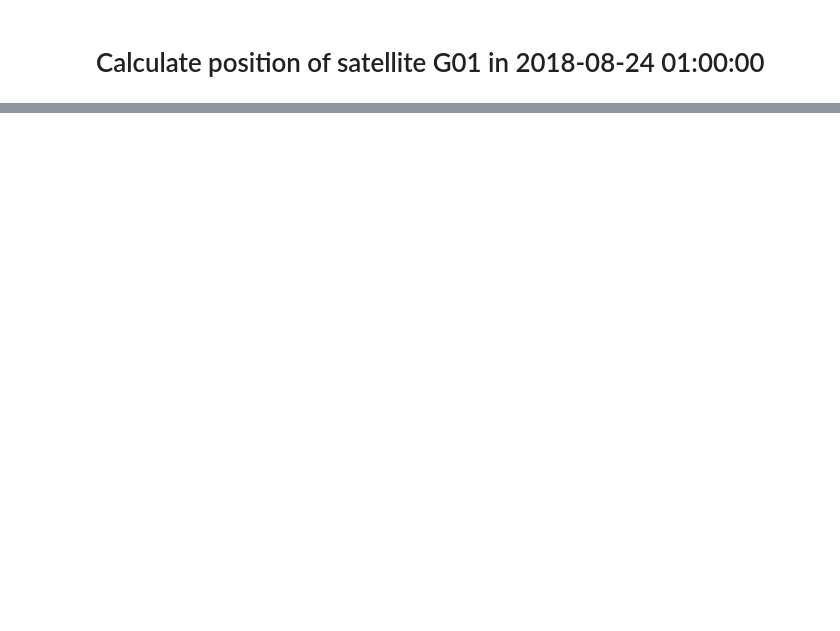
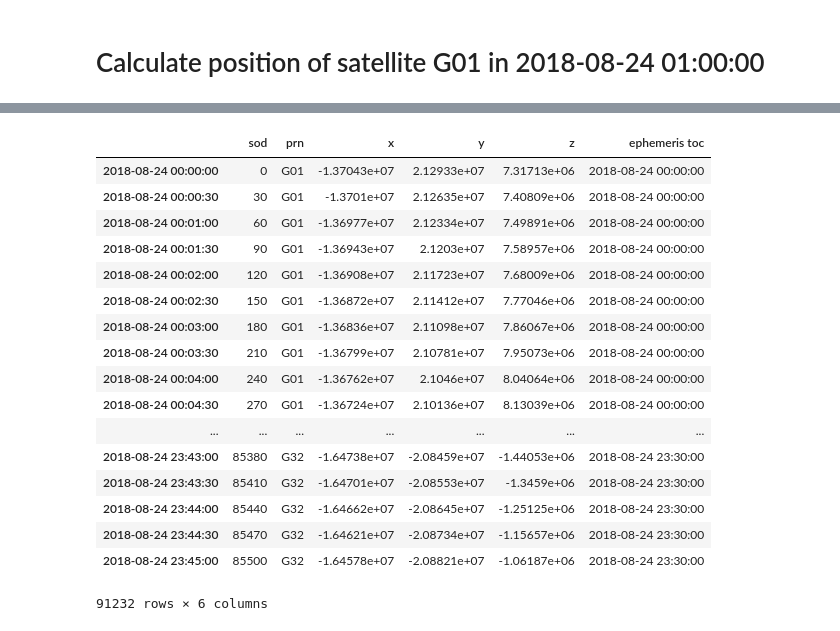
Before and after one commit to gaowutong/satellite, a Jupyter notebook: Calculate Satellite Position from Ephemeris.ipynb, the cells around one changed output, grey strips where cells are left out. Drawn from its saved outputs; the diff is of its cells as text; code cells hidden in the pictures; blank space fills up the shorter version.

```diff
--- a/Calculate Satellite Position from Ephemeris.ipynb
+++ b/Calculate Satellite Position from Ephemeris.ipynb
@@ -135,0 +171,21 @@ dtype: float64
+# %%
+sats_orbit
+# %% [output]
+|  | sod | prn | x | y | z | ephemeris toc |
+| 2018-08-24 00:00:00 | 0 | G01 | -1.37043e+07 | 2.12933e+07 | 7.31713e+06 | 2018-08-24 00:00:00 |
+| 2018-08-24 00:00:30 | 30 | G01 | -1.3701e+07 | 2.12635e+07 | 7.40809e+06 | 2018-08-24 00:00:00 |
+| 2018-08-24 00:01:00 | 60 | G01 | -1.36977e+07 | 2.12334e+07 | 7.49891e+06 | 2018-08-24 00:00:00 |
+| 2018-08-24 00:01:30 | 90 | G01 | -1.36943e+07 | 2.1203e+07 | 7.58957e+06 | 2018-08-24 00:00:00 |
+| 2018-08-24 00:02:00 | 120 | G01 | -1.36908e+07 | 2.11723e+07 | 7.68009e+06 | 2018-08-24 00:00:00 |
+| 2018-08-24 00:02:30 | 150 | G01 | -1.36872e+07 | 2.11412e+07 | 7.77046e+06 | 2018-08-24 00:00:00 |
+| 2018-08-24 00:03:00 | 180 | G01 | -1.36836e+07 | 2.11098e+07 | 7.86067e+06 | 2018-08-24 00:00:00 |
+| 2018-08-24 00:03:30 | 210 | G01 | -1.36799e+07 | 2.10781e+07 | 7.95073e+06 | 2018-08-24 00:00:00 |
+| 2018-08-24 00:04:00 | 240 | G01 | -1.36762e+07 | 2.1046e+07 | 8.04064e+06 | 2018-08-24 00:00:00 |
+| 2018-08-24 00:04:30 | 270 | G01 | -1.36724e+07 | 2.10136e+07 | 8.13039e+06 | 2018-08-24 00:00:00 |
+| ... | ... | ... | ... | ... | ... | ... |
+| 2018-08-24 23:43:00 | 85380 | G32 | -1.64738e+07 | -2.08459e+07 | -1.44053e+06 | 2018-08-24 23:30:00 |
+| 2018-08-24 23:43:30 | 85410 | G32 | -1.64701e+07 | -2.08553e+07 | -1.3459e+06 | 2018-08-24 23:30:00 |
+| 2018-08-24 23:44:00 | 85440 | G32 | -1.64662e+07 | -2.08645e+07 | -1.25125e+06 | 2018-08-24 23:30:00 |
+| 2018-08-24 23:44:30 | 85470 | G32 | -1.64621e+07 | -2.08734e+07 | -1.15657e+06 | 2018-08-24 23:30:00 |
+| 2018-08-24 23:45:00 | 85500 | G32 | -1.64578e+07 | -2.08821e+07 | -1.06187e+06 | 2018-08-24 23:30:00 |
+91232 rows × 6 columns
```
Also changed, not shown: parts of 44 cells of this notebook, 42 other files.
